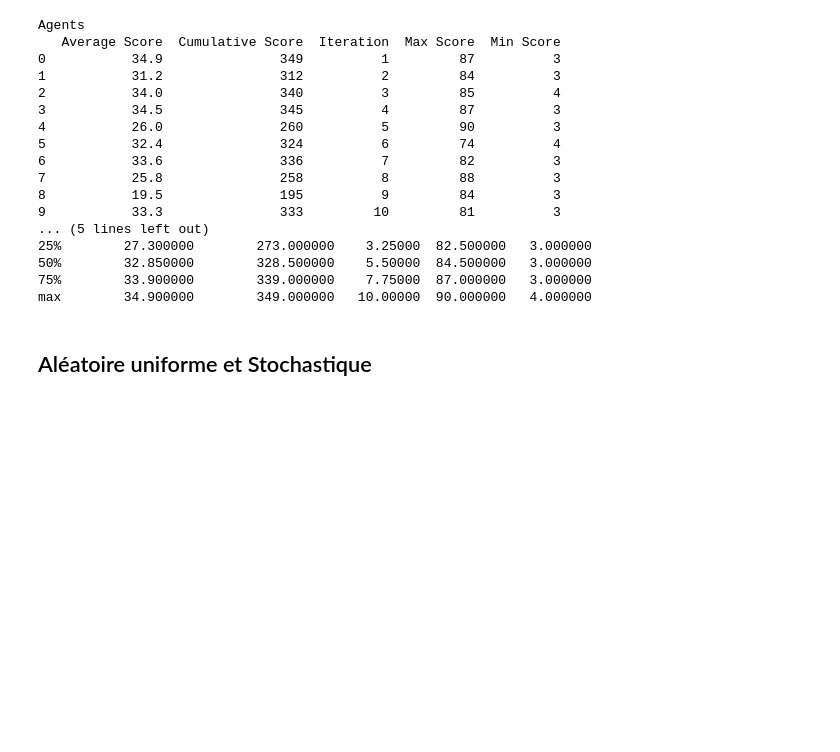
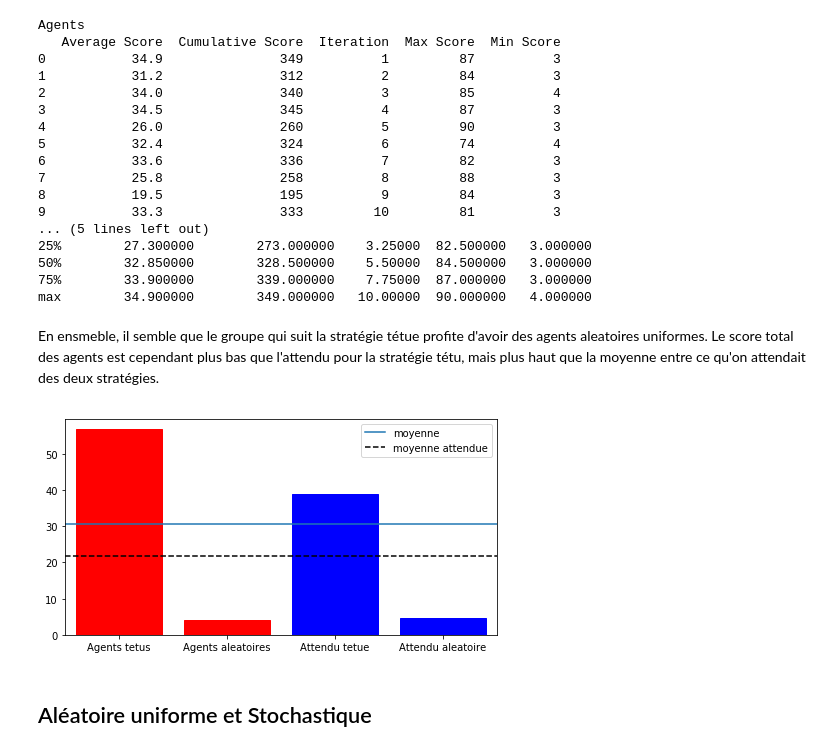
Before and after one commit to SU-3IN025-fev2020/projet-kolkata-quaranteam, a Jupyter notebook: Resultats.ipynb, the cells around one changed output. Drawn from its saved outputs; the diff is of its cells as text; code cells hidden in the pictures; blank space fills up the shorter version.

```diff
--- a/Resultats.ipynb
+++ b/Resultats.ipynb
@@ -378,6 +436,26 @@ Agents
 50%        32.850000        328.500000    5.50000  84.500000   3.000000
 75%        33.900000        339.000000    7.75000  87.000000   3.000000
 max        34.900000        349.000000   10.00000  90.000000   4.000000
+# %% [markdown]
+En ensmeble, il semble que le groupe qui suit la stratégie tétue profite d'avoir des agents aleatoires uniformes. Le score total des agents est cependant plus bas que l'attendu pour la stratégie tétu, mais plus haut que la moyenne entre ce qu'on attendait des deux stratégies.
+# %%
+strat = ['Agents tetus','Agents aleatoires','Attendu tetue','Attendu aleatoire']
+score_attendu = [56.88, 4.16,38.85, 4.65]
+moyenne = (score_attendu[0]+score_attendu[1])/2
+attendu_moyenne = (score_attendu[2] + score_attendu[3])/2
+colors = ['r','r','b','b']
+fig = plt.figure(figsize=(6,3))
+ax = fig.add_axes([0,0,1,1])
+ax.set_xlim(-0.5,3.5)
+ax.plot([-0.5,3.5],[moyenne,moyenne], label='moyenne')
+ax.plot([-0.5,3.5],[attendu_moyenne,attendu_moyenne],"k--", label='moyenne attendue')
+ax.bar(strat,score_attendu)
+ax.legend()
+for x,c in zip(ax.get_children(), colors):
+    x.set_color(c)
+plt.show()
+# %% [output]
+[figure, added]
 # %% [markdown]
 ## Aléatoire uniforme et Stochastique
 # %%
```
Also changed, not shown: parts of 23 cells of this notebook.
